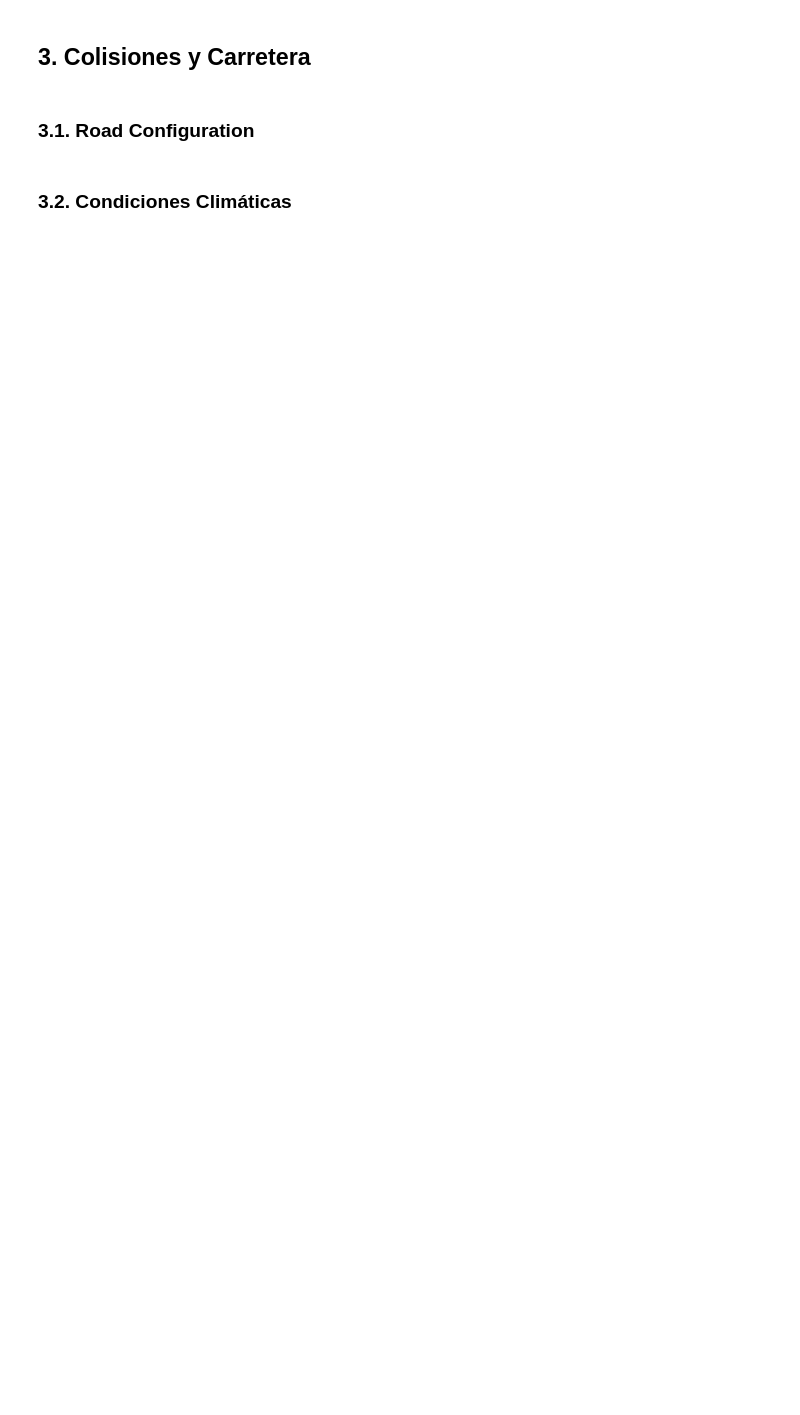
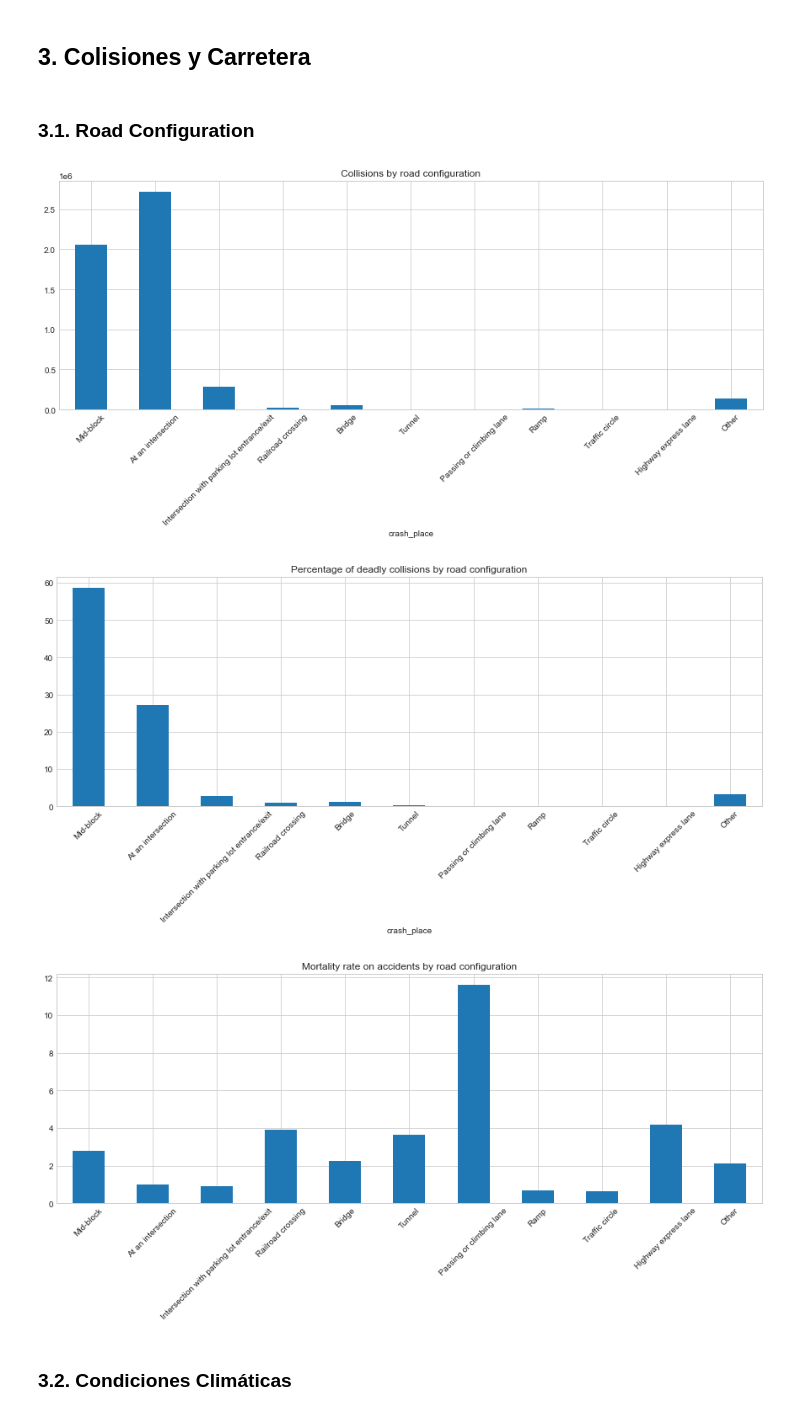
Before and after one commit to AMM53/Accidents-Prediction, a Jupyter notebook: notebooks/DescriptiveAnalysis.ipynb, the cells around one changed output. Cells and saved outputs as stored; diff of their text form; code cells hidden in the pictures; blank space fills up the shorter version.

```diff
--- a/notebooks/DescriptiveAnalysis.ipynb
+++ b/notebooks/DescriptiveAnalysis.ipynb
@@ -370,3 +356,15 @@ plt.xticks(np.arange(0,11),place_type,rotation=45, size='small' );
+# %%
+tipos = ['Mid-block','At an intersection','Intersection with parking lot entrance/exit',
+            'Railroad crossing','Bridge','Tunnel','Passing or climbing lane',
+             'Ramp','Traffic circle','Highway express lane', 'Other']
+
+frecuencia("crash_place", tipos, "Collisions by road configuration")
+mortalidadtotal("crash_place", tipos, "Percentage of deadly collisions by road configuration")
+mortalidad("crash_place", tipos, "Mortality rate on accidents by road configuration")
+# %% [output]
+[figure, added]
+[figure, added]
+[figure, added]
 # %% [markdown]
 ### 3.2. Condiciones Climáticas
 # %%
```
Also changed, not shown: parts of 20 cells of this notebook, 3 other files.
